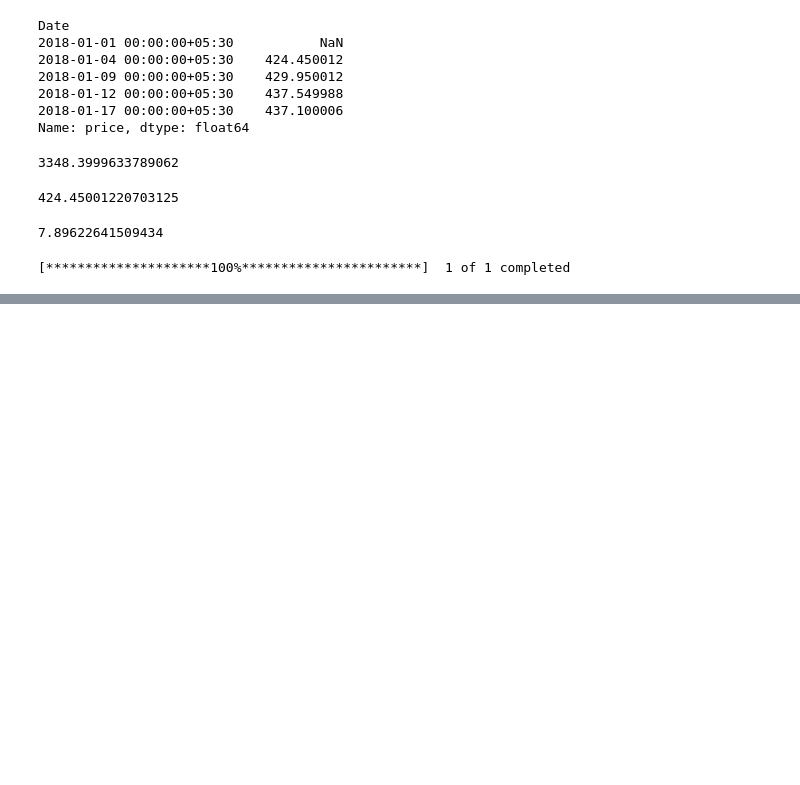
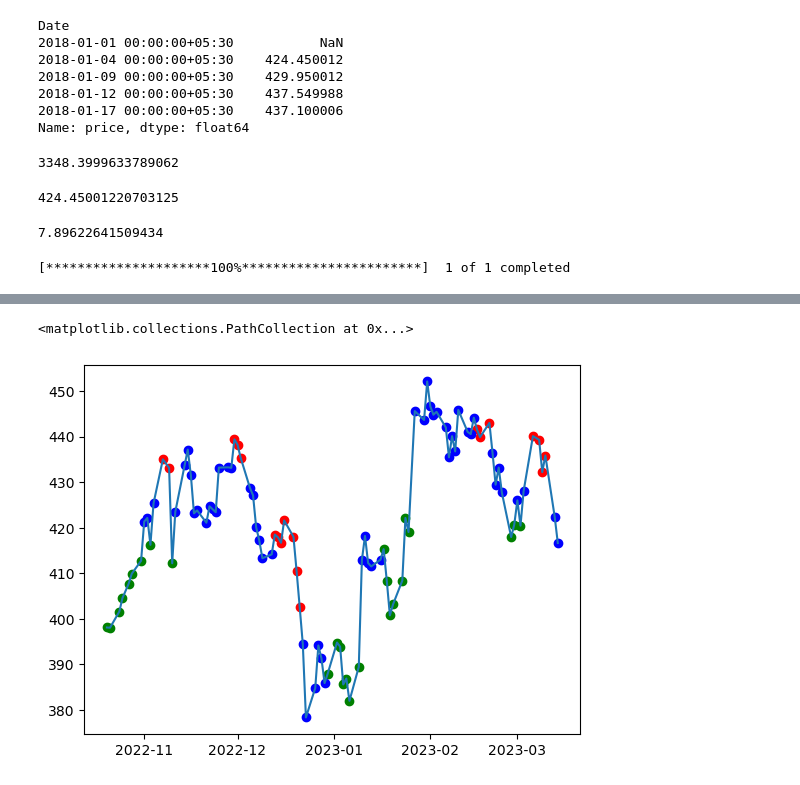
Before and after one commit to meet-seth/Algo_Trading, a Jupyter notebook: dataset.ipynb, the cells around one changed output, grey strips where cells are left out. Cells and saved outputs as stored; diff of their text form; code cells hidden in the pictures; blank space fills up the shorter version.

```diff
--- a/dataset.ipynb
+++ b/dataset.ipynb
@@ -182,7 +182,7 @@ class Stock_Dataset(fi):
         signal_dict = {}
         for i in range(len(self.data)-self.horizon):
             price_on_day = self.data.price[i]
-            for j in range(1,self.horizon):
+            for j in range(1,self.horizon+1):
                 if f't+{j}' not in signal_dict.keys():
                     signal_dict[f't+{j}'] = []
                 f_price = self.data.price.iloc[i+j]
@@ -211,17 +211,34 @@ class Stock_Dataset(fi):
         for i in signal_dict.keys():
             self.data[i] = signal_dict[i]+[None]*self.horizon
 
-        for i in range(1,self.window+1):
+        for i in range(1,self.window):
             self.data[f't-{i}'] = self.data.log_returns.shift(i)
 
         key_ls = []
-        for k in range(-self.window,self.horizon):
+        for k in range(-self.window+1,self.horizon+1):
             if k==0:
                 key = 'log_returns'
             else:
                 key = f't+{k}' if k>0 else f't{k}'
             key_ls.append(key)
 
+        self.data[key_ls].dropna(inplace=True)
+
+        new_targets = []
+        target_ls = [f't+{i}' for i in range(1,self.horizon+1)]
+        target_array = self.data[target_ls].to_numpy().astype(np.int32)
+        for i in target_array:
+            n_zero = 0
+            for j in i:
+                if j!=0:
+                    n_zero=1
+                    new_targets.append(j)
+                    break
+            if n_zero==0:
+                new_targets.append(0)
+        self.data['final_targets'] = new_targets
+
+        key_ls = ['price'] + key_ls + ['final_targets']
         self.dataset = self.data[key_ls].dropna().copy()
         return self.dataset
 # %%
@@ -249,0 +298,9 @@ tata_ds
+# %%
+x=100
+plt.plot(tata_ds.price[-x:])
+plt.scatter(y=tata_ds.price[-x:].loc[tata_ds.final_targets[-x:]==1],x=tata_ds.price[-x:].loc[tata_ds.final_targets[-x:]==1].index,color='g')
+plt.scatter(y=tata_ds.price[-x:].loc[tata_ds.final_targets[-x:]==-1],x=tata_ds.price[-x:].loc[tata_ds.final_targets[-x:]==-1].index,color='r')
+plt.scatter(y=tata_ds.price[-x:].loc[tata_ds.final_targets[-x:]==0],x=tata_ds.price[-x:].loc[tata_ds.final_targets[-x:]==0].index,color='b')
+# %% [output]
+<matplotlib.collections.PathCollection at 0x...>
+[figure, added]
```
Also changed, not shown: parts of 8 cells of this notebook, 1 other file.
